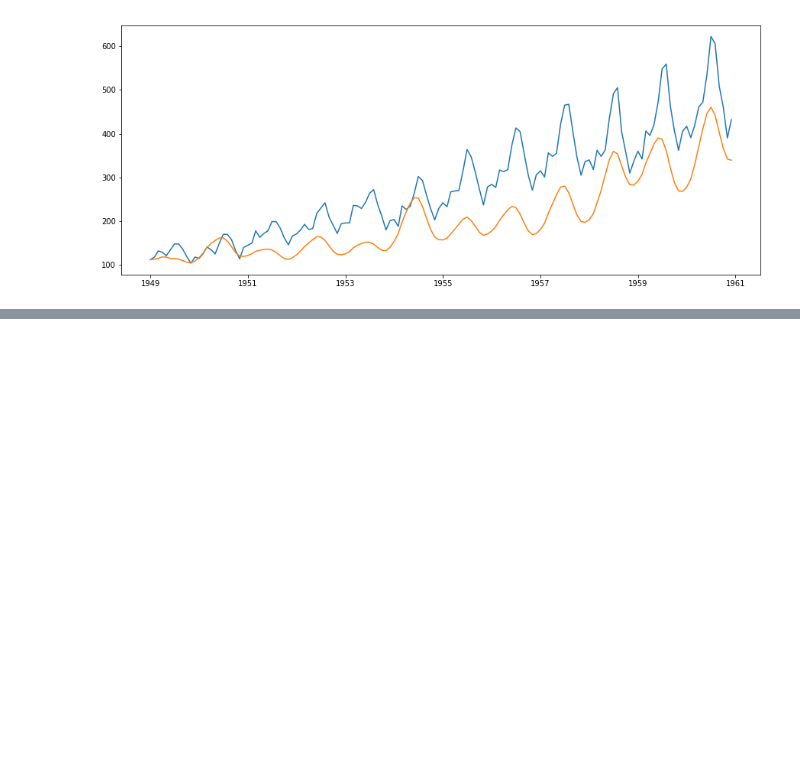
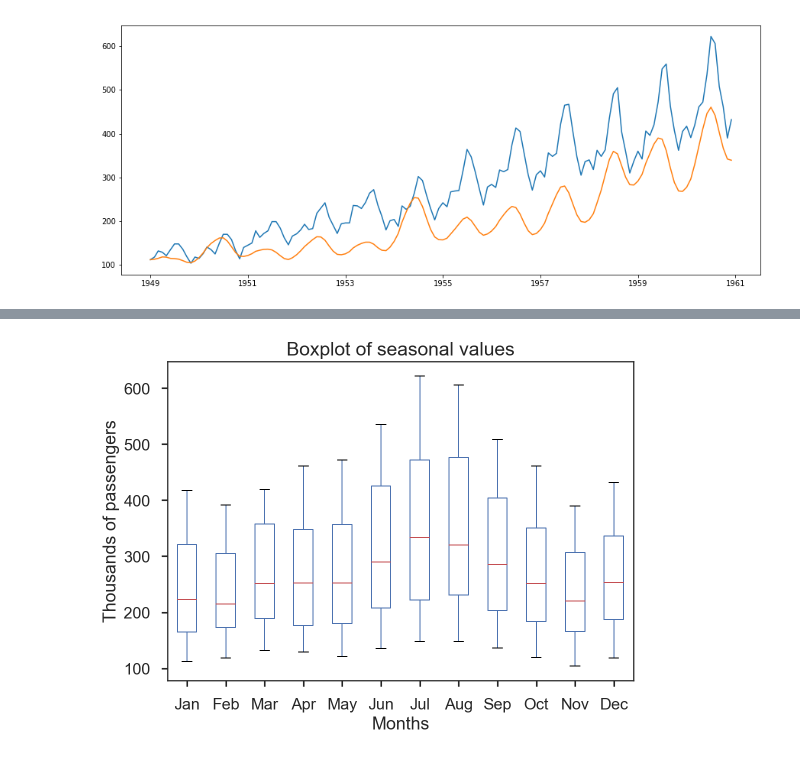
Before and after one commit to mkumar73/time-series, a Jupyter notebook: python/02.air_passenger_arima.ipynb, the cells around one changed output, grey strips where cells are left out. Saved outputs shown, nothing was run; the diff lists cells and outputs as text; code cells hidden in the pictures; blank space fills up the shorter version.

```diff
--- a/python/02.air_passenger_arima.ipynb
+++ b/python/02.air_passenger_arima.ipynb
@@ -453,0 +516,12 @@ plt.plot(pred_ARIMA)
+# %%
+# Examine seasonal trend in the data
+passenger_data['Month'] = passenger_data.index.strftime('%b')
+passenger_data['Year'] = passenger_data.index.year
+
+monthly_pivot = passenger_data.pivot(index='Year', columns='Month', values='Passengers')
+
+passenger_data = passenger_data.drop(['Month', 'Year'], axis=1)
+
+# # put the months in order
+ordered_months = pd.date_range(start='2016-01-01', periods=12, freq='MS').strftime('%b')
+monthly_pivot = monthly_pivot.reindex(columns=ordered_months)
@@ -453,0 +545,11 @@ plt.plot(pred_ARIMA)
+# %%
+fig, ax = plt.subplots(figsize=(8, 6))
+monthly_pivot.plot(ax=ax, kind='box');
+
+ax.set_xlabel('Months');
+ax.set_ylabel('Thousands of passengers');
+ax.set_title('Boxplot of seasonal values');
+ax.xaxis.set_ticks_position('bottom')
+fig.tight_layout();
+# %% [output]
+[figure, added]
```
Also changed, not shown: parts of 15 cells of this notebook.
